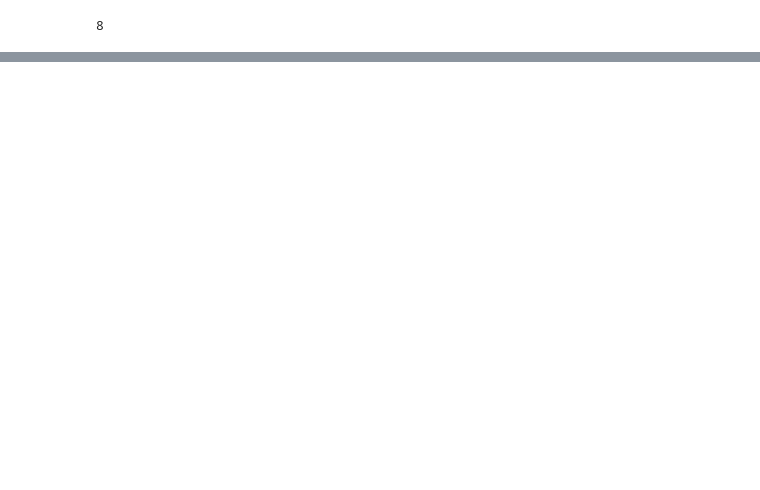
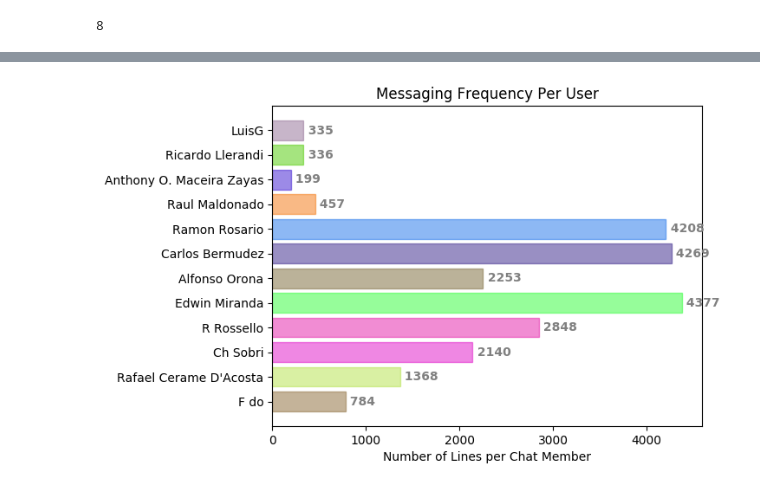
Before and after one commit to meramos/analyze_telegramgate, a Jupyter notebook: analyze_telegramgate.ipynb, the cells around one changed output, grey strips where cells are left out. Cells and saved outputs as stored; diff of their text form; code cells hidden in the pictures; blank space fills up the shorter version.

```diff
--- a/analyze_telegramgate.ipynb
+++ b/analyze_telegramgate.ipynb
@@ -232,8 +376,6 @@ regular_exp
 # %%
 # Remove accronyms from pdf_lines
 
-regex = re.compile(r'^( )*(%s)( )*$' % regular_exp)
-
 pdf_lines = [line for line in pdf_lines if not regex.match(line)]
 # %%
 pdf_lines[0:10]
@@ -324,4 +479,0 @@ len(conversation)
-# %%
-for k,v in admin_chat_member_messages.items():
-
-    print("{user} sent {num_msg} messages".format(user=k,num_msg=len(v)))
@@ -336,0 +480,7 @@ Ramon Rosario sent 4770 messages
+# %%
+messages_per_user = {user:0 for user in all_chat_members}
+
+for message in conversation:
+    messages_per_user[message['chat_member']] += 1
+
+messages_per_user
@@ -336,0 +500,5 @@ Ramon Rosario sent 4770 messages
+# %%
+for i,kv in enumerate(chat_member_colors.items()):
+    print(i)
+    print(kv)
+    #print(v)
@@ -336,0 +523,32 @@ Ramon Rosario sent 4770 messages
+# %%
+# references:
+#   https://pythonspot.com/matplotlib-bar-chart/
+#   https://stackoverflow.com/questions/30228069/how-to-display-the-value-of-the-bar-on-each-bar-with-pyplot-barh
+
+import matplotlib.pyplot as plt; plt.rcdefaults()
+import numpy as np
+import matplotlib.pyplot as plt
+
+users = list(messages_per_user.keys())
+y_pos = np.arange(len(users))
+number_of_lines = list(messages_per_user.values())
+
+fig, ax = plt.subplots()
+barlist = ax.barh(y_pos, number_of_lines, align='center', alpha=0.5)
+
+# color the bars
+for i,user_color in enumerate(chat_member_colors.items()):
+    user = user_color[0]
+    color = user_color[1]
+    barlist[i].set_color('#'+color)
+
+plt.yticks(y_pos, users)
+plt.xlabel('Number of Lines per Chat Member')
+plt.title('Messaging Frequency Per User')
+
+for i, v in enumerate(number_of_lines):
+    ax.text(v + 4, i, " "+str(v), color='grey', fontweight='bold',va='center')
+
+plt.show()
+# %% [output]
+[figure, added]
```
Also changed, not shown: parts of 74 cells of this notebook, 1 other file.
